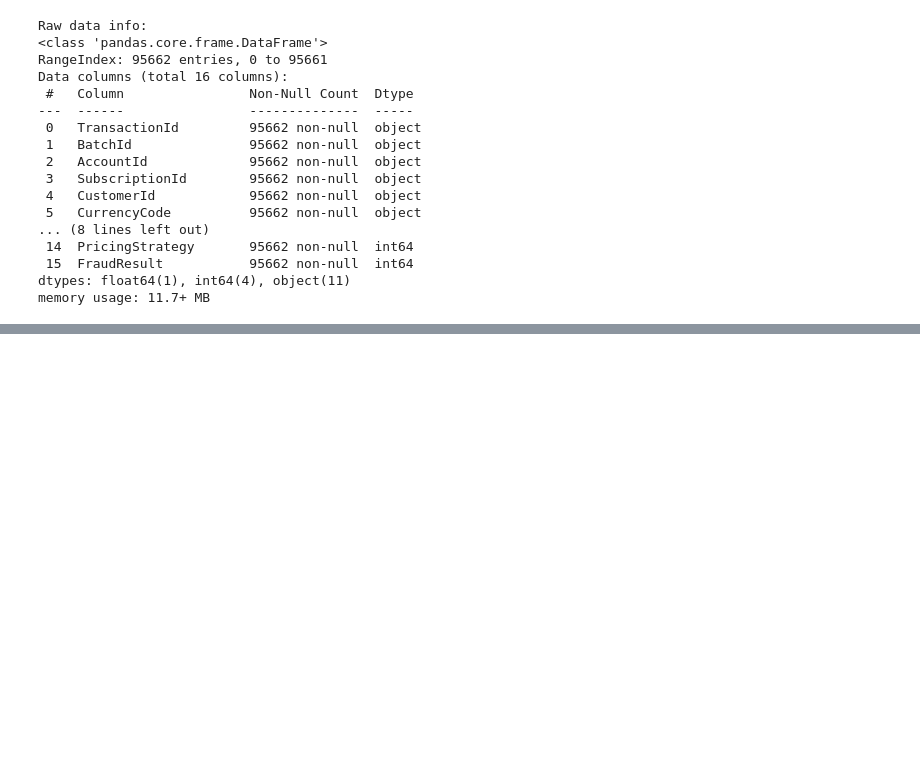
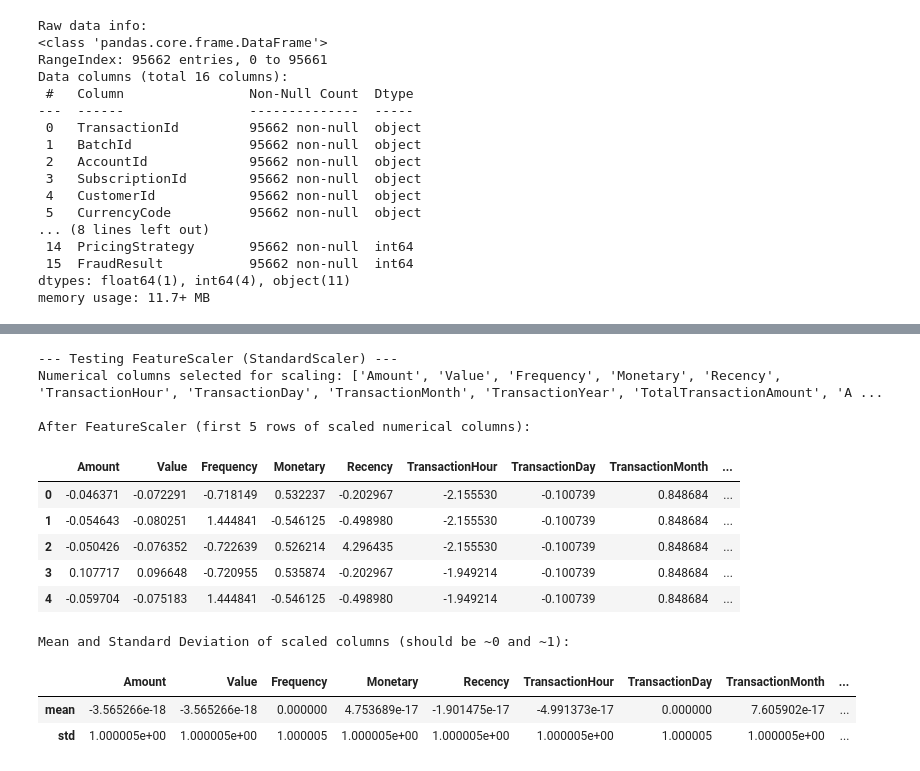
Before and after one commit to tigrem/Credit_Risk_Probability_Model, a Jupyter notebook: notebooks/test_feature_engineering_notebook.ipynb, the cells around one changed output, grey strips where cells are left out. Drawn from its saved outputs; the diff is of its cells as text; code cells hidden in the pictures; blank space fills up the shorter version.

```diff
--- a/notebooks/test_feature_engineering_notebook.ipynb
+++ b/notebooks/test_feature_engineering_notebook.ipynb
@@ -246,30 +342,57 @@ print(f"Original 'ProductId' dtype: {df_for_label_encoding['ProductId'].dtype},
 # %%
 # Cell 9: Test FeatureScaler (StandardScaler)
 
 print("\n--- Testing FeatureScaler (StandardScaler) ---")
-# For this test, let's combine some features from previous steps to ensure we have variety
-# Start with a dataframe that has numerical columns (e.g., after extraction, RFM, aggregation, imputation)
-df_for_scaling = df_encoded_onehot.copy() # Using the one-hot encoded and imputed data
+# To test scaler, we need numerical data. Let's create a derived dataframe for this test.
+# Step 1: Apply RFM
+temp_df_for_scaling = RFMCalculator().fit_transform(df_raw.copy())
+# Step 2: Apply FeatureExtractor (which drops TransactionStartTime)
+temp_df_for_scaling = FeatureExtractor().fit_transform(temp_df_for_scaling)
+# Step 3: Apply AggregateFeatures
+temp_df_for_scaling = AggregateFeatures().fit_transform(temp_df_for_scaling)
+# Step 4: Handle Missing Values (important before scaling)
+# Determine numerical and categorical columns dynamically
+numerical_cols = temp_df_for_scaling.select_dtypes(include=np.number).columns.tolist()
+categorical_cols = temp_df_for_scaling.select_dtypes(include='object').columns.tolist()
+imputer_for_scaler_test = MissingValueHandler(numerical_cols=numerical_cols, categorical_cols=categorical_cols)
+temp_df_for_scaling = imputer_for_scaler_test.fit_transform(temp_df_for_scaling)
 
-# Ensure numerical columns are present and identified correctly
-numerical_cols_to_scale = df_for_scaling.select_dtypes(include=np.number).columns.tolist()
+# Identify numerical columns to scale from the prepared temporary dataframe
+numerical_cols_to_scale = temp_df_for_scaling.select_dtypes(include=np.number).columns.tolist()
 # Exclude identifier columns that shouldn't be scaled (if they are numeric)
-ids_to_exclude = ['TransactionId', 'BatchId', 'AccountId', 'SubscriptionId', 'CustomerId', 'CountryCode', 'PricingStrategy', 'FraudResult', 'ProviderId']
+# These IDs might not be present if removed by other transformers, but good to list
+ids_to_exclude = ['TransactionId', 'BatchId', 'AccountId', 'SubscriptionId', 'CustomerId',
+                  'CountryCode', 'PricingStrategy', 'FraudResult', 'ProviderId']
 numerical_cols_to_scale = [col for col in numerical_cols_to_scale if col not in ids_to_exclude]
 
 print(f"Numerical columns selected for scaling: {numerical_cols_to_scale}")
 
 if not numerical_cols_to_scale:
     print("No suitable numerical columns found for scaling after previous steps. Skipping scaler test.")
 else:
     scaler = FeatureScaler(method='standard', columns=numerical_cols_to_scale)
-    df_scaled = scaler.fit_transform(df_for_scaling.copy()) # Use a fresh copy for this test
+    df_scaled = scaler.fit_transform(temp_df_for_scaling.copy())
 
     print("\nAfter FeatureScaler (first 5 rows of scaled numerical columns):")
     display(df_scaled[numerical_cols_to_scale].head())
 
     print("\nMean and Standard Deviation of scaled columns (should be ~0 and ~1):")
     display(df_scaled[numerical_cols_to_scale].describe().loc[['mean', 'std']])
+# %% [output]
+--- Testing FeatureScaler (StandardScaler) ---
+Numerical columns selected for scaling: ['Amount', 'Value', 'Frequency', 'Monetary', 'Recency', 'TransactionHour', 'TransactionDay', 'TransactionMonth', 'TransactionYear', 'TotalTransactionAmount', 'A ...
+
+After FeatureScaler (first 5 rows of scaled numerical columns):
+|  | Amount | Value | Frequency | Monetary | Recency | TransactionHour | TransactionDay | TransactionMonth | ... |
+| 0 | -0.046371 | -0.072291 | -0.718149 | 0.532237 | -0.202967 | -2.155530 | -0.100739 | 0.848684 | ... |
+| 1 | -0.054643 | -0.080251 | 1.444841 | -0.546125 | -0.498980 | -2.155530 | -0.100739 | 0.848684 | ... |
+| 2 | -0.050426 | -0.076352 | -0.722639 | 0.526214 | 4.296435 | -2.155530 | -0.100739 | 0.848684 | ... |
+| 3 | 0.107717 | 0.096648 | -0.720955 | 0.535874 | -0.202967 | -1.949214 | -0.100739 | 0.848684 | ... |
+| 4 | -0.059704 | -0.075183 | 1.444841 | -0.546125 | -0.498980 | -1.949214 | -0.100739 | 0.848684 | ... |
+Mean and Standard Deviation of scaled columns (should be ~0 and ~1):
+|  | Amount | Value | Frequency | Monetary | Recency | TransactionHour | TransactionDay | TransactionMonth | ... |
+| mean | -3.565266e-18 | -3.565266e-18 | 0.000000 | 4.753689e-17 | -1.901475e-17 | -4.991373e-17 | 0.000000 | 7.605902e-17 | ... |
+| std | 1.000005e+00 | 1.000005e+00 | 1.000005 | 1.000005e+00 | 1.000005e+00 | 1.000005e+00 | 1.000005 | 1.000005e+00 | ... |
 # %%
 # Cell 10: Test Full Pipeline
 
```
Also changed, not shown: parts of 9 cells of this notebook, 1 other file.
